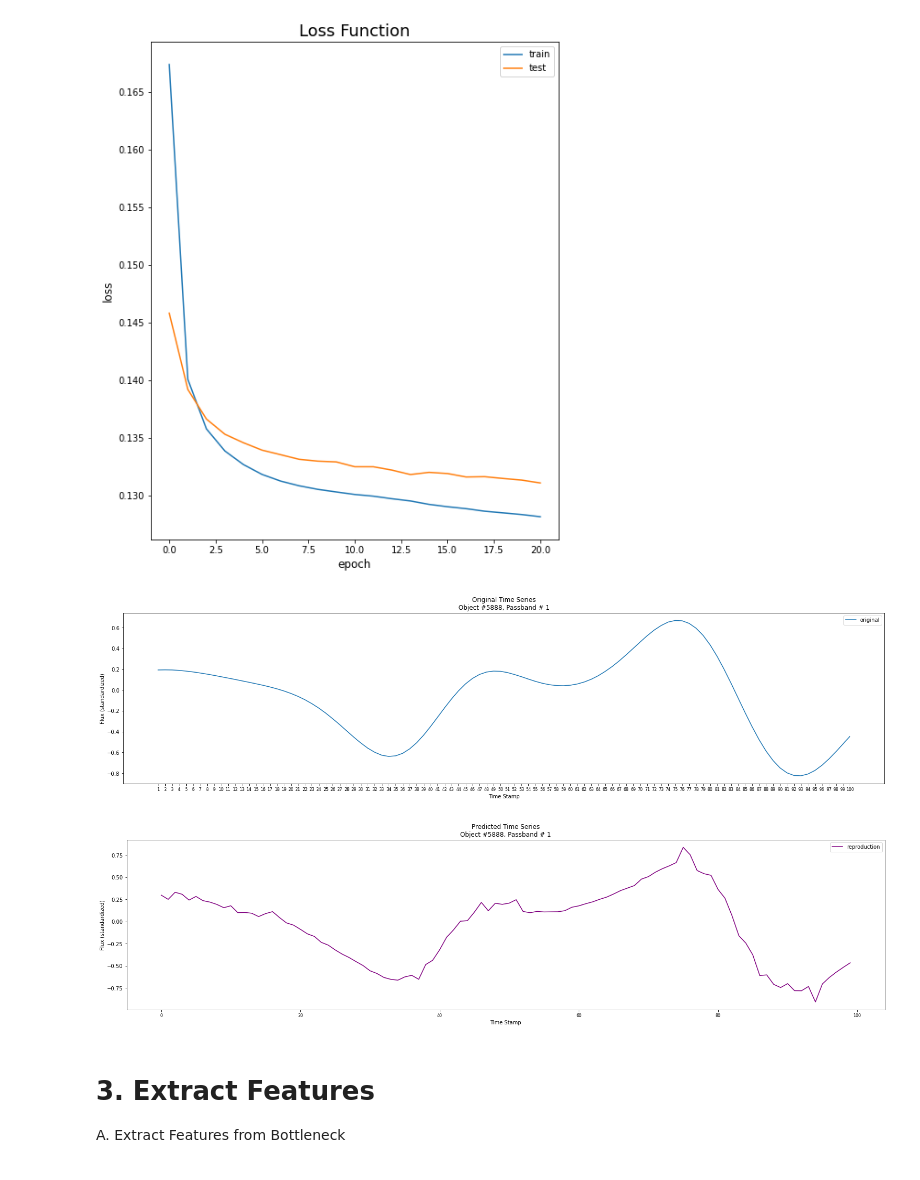
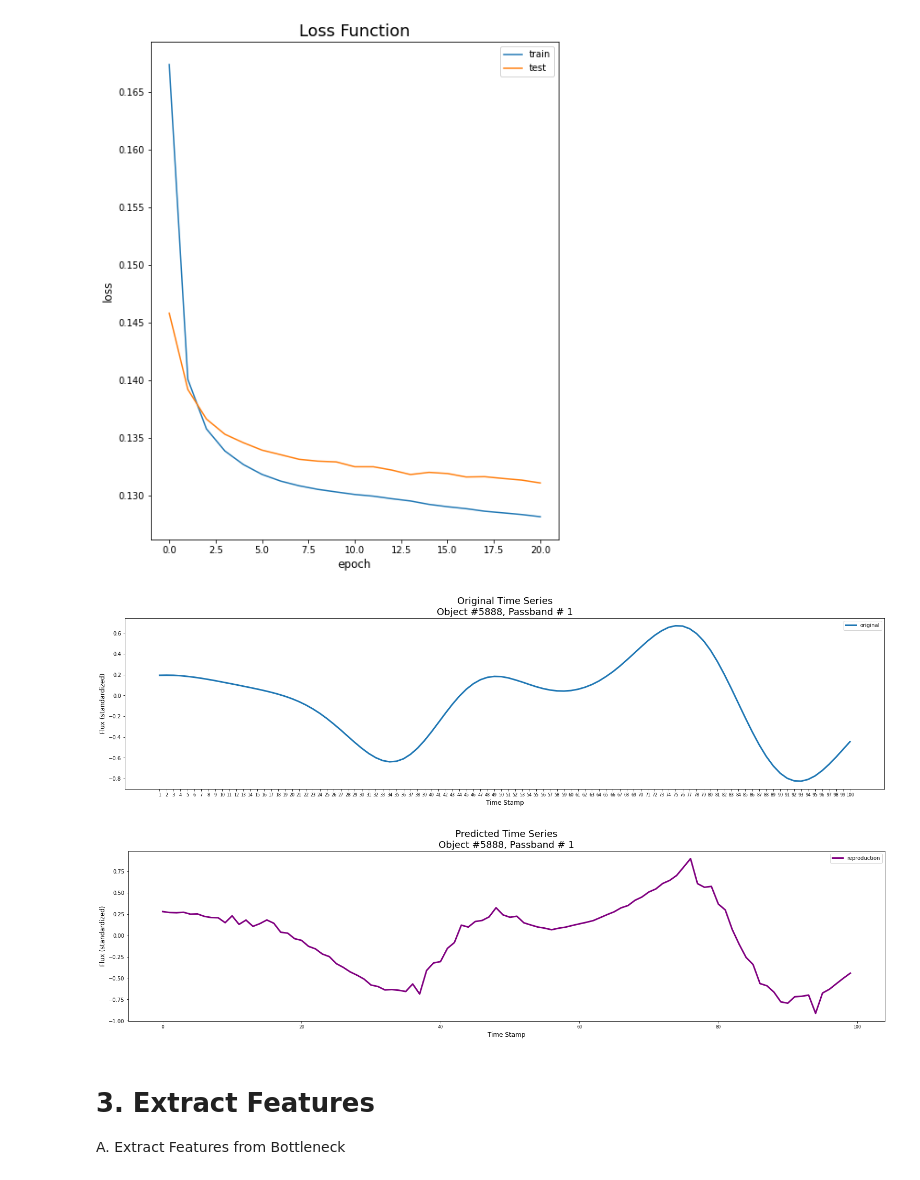
Before and after one commit to Janina712/MLTSA22_JBoecher, a Jupyter notebook: HW9/HW9_JBoecher.ipynb, the cells around one changed output. Saved outputs shown, nothing was run; the diff lists cells and outputs as text; code cells hidden in the pictures.

```diff
--- a/HW9/HW9_JBoecher.ipynb
+++ b/HW9/HW9_JBoecher.ipynb
@@ -157,24 +157,24 @@ obj = int(round((35316 + ts2plot)/6,1))
 band = ((35316 + ts2plot)%6) + 1
 # %%
 plt.figure(figsize=(26,6))
-plt.plot(x_test.iloc[ts2plot], label = "original");
+plt.plot(x_test.iloc[ts2plot], label = "original", linewidth = 3);
 plt.xticks(size = 8)
-plt.xlabel("Time Stamp")
-plt.ylabel("Flux (standardized)")
-plt.title(f"Original Time Series\nObject #{obj}, Passband # {band}")
+plt.xlabel("Time Stamp", size = 12)
+plt.ylabel("Flux (standardized)", size = 12)
+plt.title(f"Original Time Series\nObject #{obj}, Passband # {band}", size = 18)
 plt.legend();
 # %% [output]
-[figure, old version]
+[figure, new version]
 # %%
 plt.figure(figsize=(26,6))
-plt.plot(test_y_predictions[ts2plot], label = "reproduction", color = "purple")
+plt.plot(test_y_predictions[ts2plot], label = "reproduction", color = "purple", linewidth = 3)
 plt.xticks(size = 8)
-plt.xlabel("Time Stamp")
-plt.ylabel("Flux (standardized)")
-plt.title(f"Predicted Time Series\nObject #{obj}, Passband # {band}")
+plt.xlabel("Time Stamp", size = 12)
+plt.ylabel("Flux (standardized)", size = 12)
+plt.title(f"Predicted Time Series\nObject #{obj}, Passband # {band}", size = 18)
 plt.legend();
 # %% [output]
-[figure, old version]
+[figure, new version]
 # %% [markdown]
 # 3. Extract Features
 A. Extract Features from Bottleneck
```
